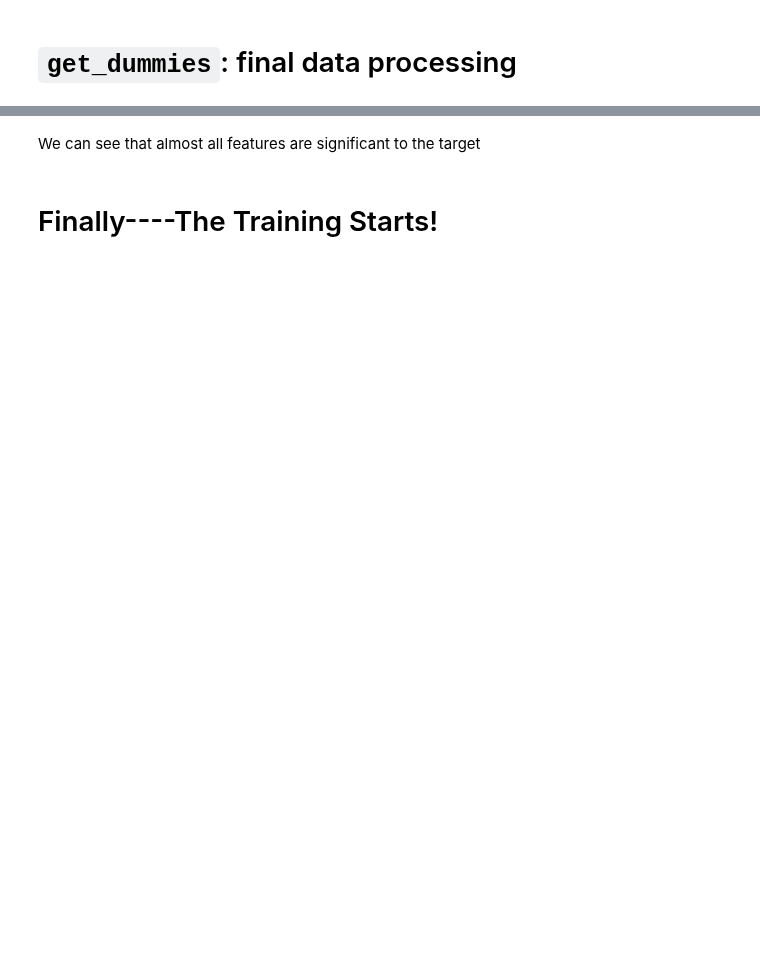
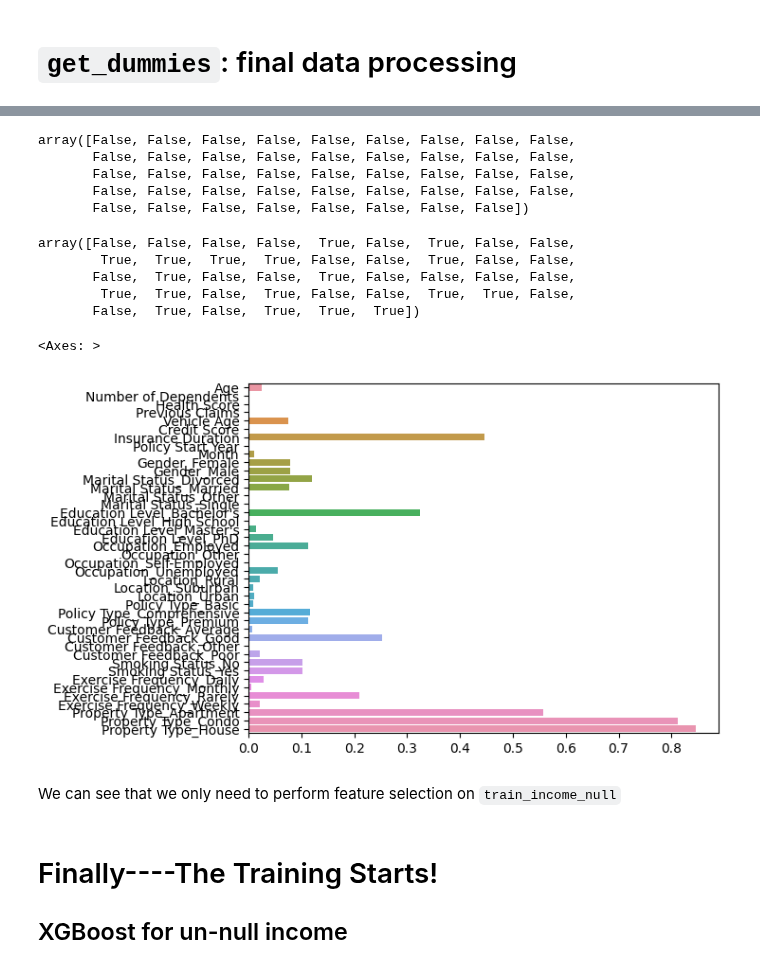
Before and after one commit to Anqi-Wang-aug/kaggle-competition-premium-regression, a Jupyter notebook: script.ipynb, the cells around one changed output, grey strips where cells are left out. Drawn from its saved outputs; the diff is of its cells as text; code cells hidden in the pictures; blank space fills up the shorter version.

```diff
--- a/script.ipynb
+++ b/script.ipynb
@@ -443,0 +463,3 @@ test = pd.get_dummies(test)
+# %%
+y_income = train_income_filled.pop('y')
+y_wo_income = train_income_null.pop('y')
@@ -444,15 +486,41 @@ test = pd.get_dummies(test)
+# %%
+train_income_filled = pd.get_dummies(train_income_filled)
+train_income_null = pd.get_dummies(train_income_null)
 # %%
 from sklearn.preprocessing import minmax_scale
-X = minmax_scale(X)
+train_income_filled_scaled = minmax_scale(train_income_filled)
+train_income_null_scaled = minmax_scale(train_income_null)
 # %%
 from sklearn.feature_selection import f_classif
 
-_, p_val = f_classif(X, np.log(y))
-p_val
+_, p_val = f_classif(train_income_filled_scaled, y_income)
+p_val>0.05
+# %% [output]
+array([False, False, False, False, False, False, False, False, False,
+       False, False, False, False, False, False, False, False, False,
+       False, False, False, False, False, False, False, False, False,
+       False, False, False, False, False, False, False, False, False,
+       False, False, False, False, False, False, False, False])
-# %% [markdown]
-We can see that almost all features are significant to the target
+# %%
+_, p_val = f_classif(train_income_null_scaled, y_wo_income)
+p_val>0.05
+# %% [output]
+array([False, False, False, False,  True, False,  True, False, False,
+        True,  True,  True,  True, False, False,  True, False, False,
+       False,  True, False, False,  True, False, False, False, False,
+        True,  True, False,  True, False, False,  True,  True, False,
+       False,  True, False,  True,  True,  True])
+# %%
+sns.barplot(x=p_val, y=train_income_null.columns)
+# %% [output]
+<Axes: >
+[figure, added]
+# %% [markdown]
+We can see that we only need to perform feature selection on `train_income_null`
 # %% [markdown]
 # Finally----The Training Starts!
+
+## XGBoost for un-null income
 # %%
 from xgboost import XGBRegressor
 import optuna
```
Also changed, not shown: parts of 96 cells of this notebook.
